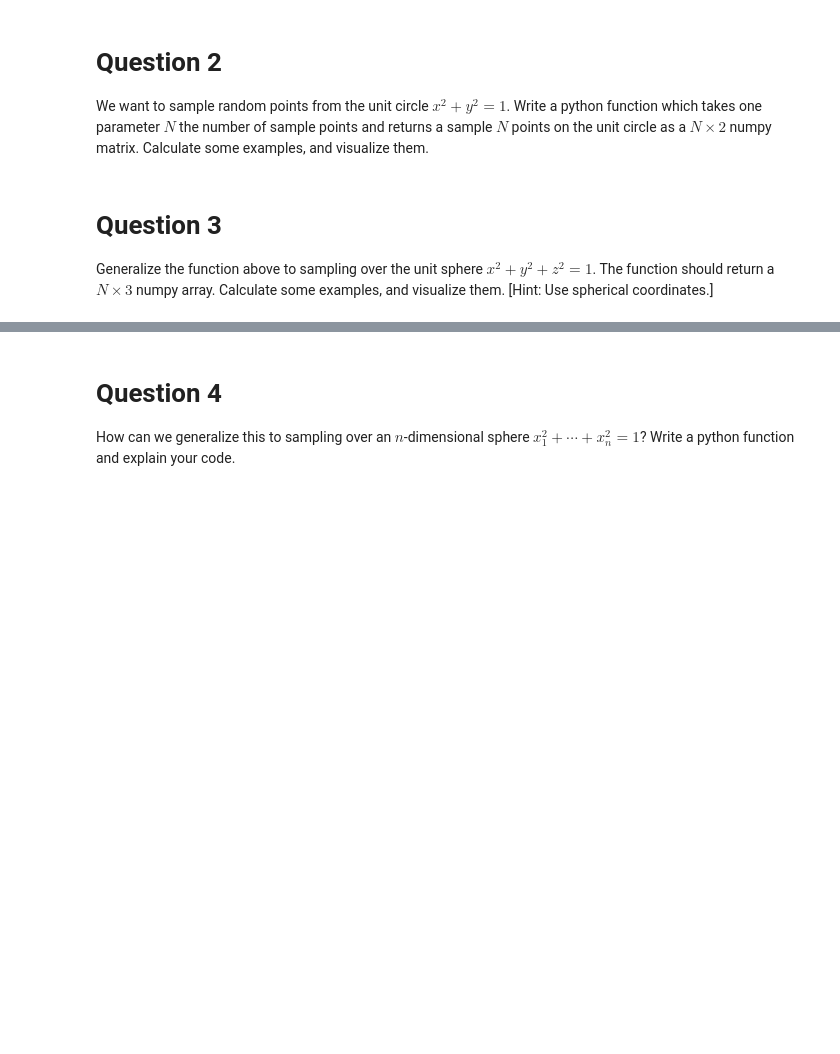
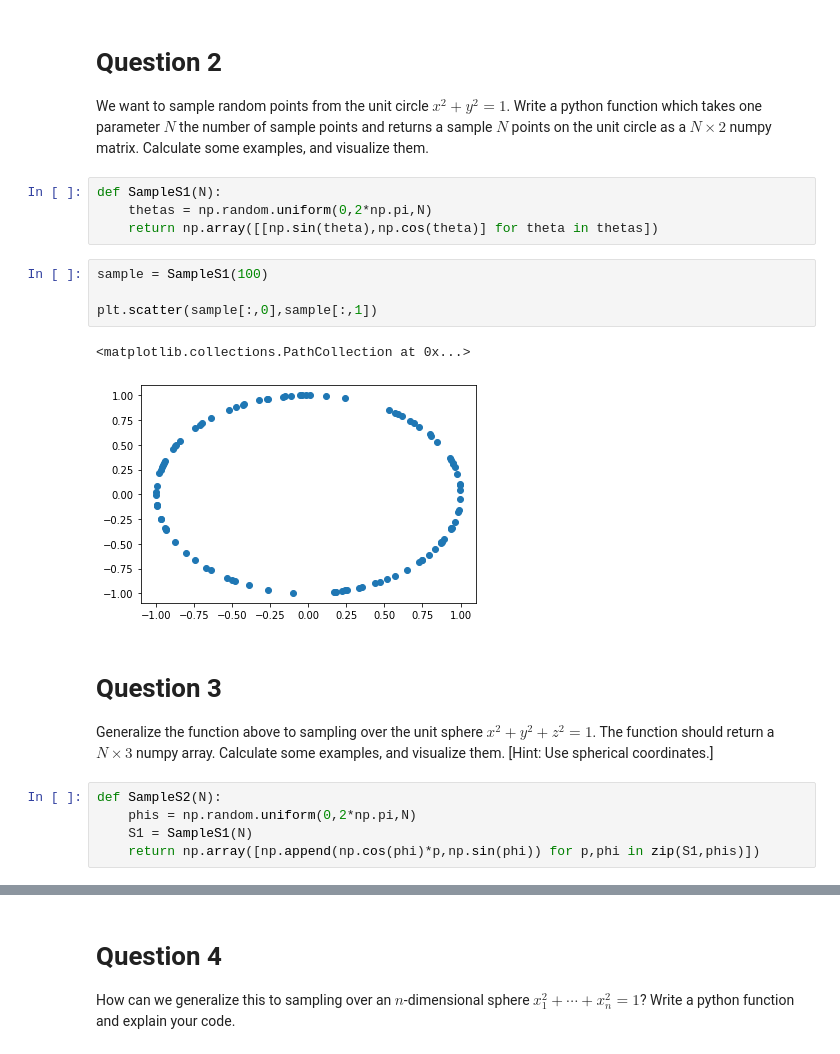
Before and after one commit to kaygun/2022-Spring-MAT555E, a Jupyter notebook: HW1/HW1.ipynb, the cells around one changed output, grey strips where cells are left out. Drawn from its saved outputs; the diff is of its cells as text; blank space fills up the shorter version.

```diff
--- a/HW1/HW1.ipynb
+++ b/HW1/HW1.ipynb
@@ -12,7 +41,23 @@ The function you write should calculate the Riemann sum of the function `fn` ove
 # Question 2
 
 We want to sample random points from the unit circle $x^2+y^2=1$. Write a python function which takes one parameter $N$ the number of sample points and returns a sample $N$ points on the unit circle as a $N\times 2$ numpy matrix. Calculate some examples, and visualize them.
+# %%
+def SampleS1(N):
+    thetas = np.random.uniform(0,2*np.pi,N)
+    return np.array([[np.sin(theta),np.cos(theta)] for theta in thetas])
+# %%
+sample = SampleS1(100)
+
+plt.scatter(sample[:,0],sample[:,1])
+# %% [output]
+<matplotlib.collections.PathCollection at 0x...>
+[figure, added]
 # %% [markdown]
 # Question 3
 
 Generalize the function above to sampling over the unit sphere $x^2+y^2+z^2=1$. The function should return a $N\times 3$ numpy array.  Calculate some examples, and visualize them. [Hint: Use spherical coordinates.]
+# %%
+def SampleS2(N):
+    phis = np.random.uniform(0,2*np.pi,N)
+    S1 = SampleS1(N)
+    return np.array([np.append(np.cos(phi)*p,np.sin(phi)) for p,phi in zip(S1,phis)])
```
Also changed, not shown: parts of 18 cells of this notebook, 10 other files.
